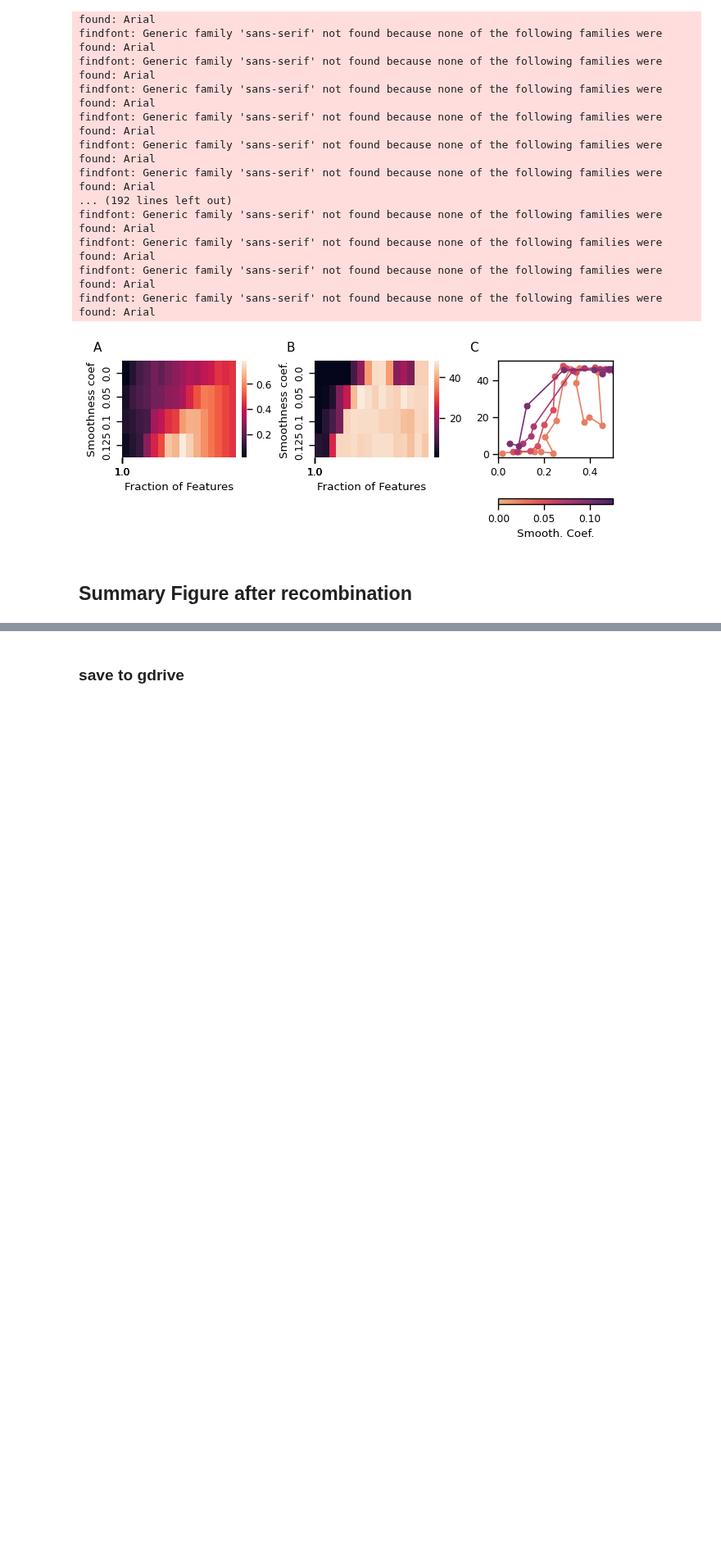
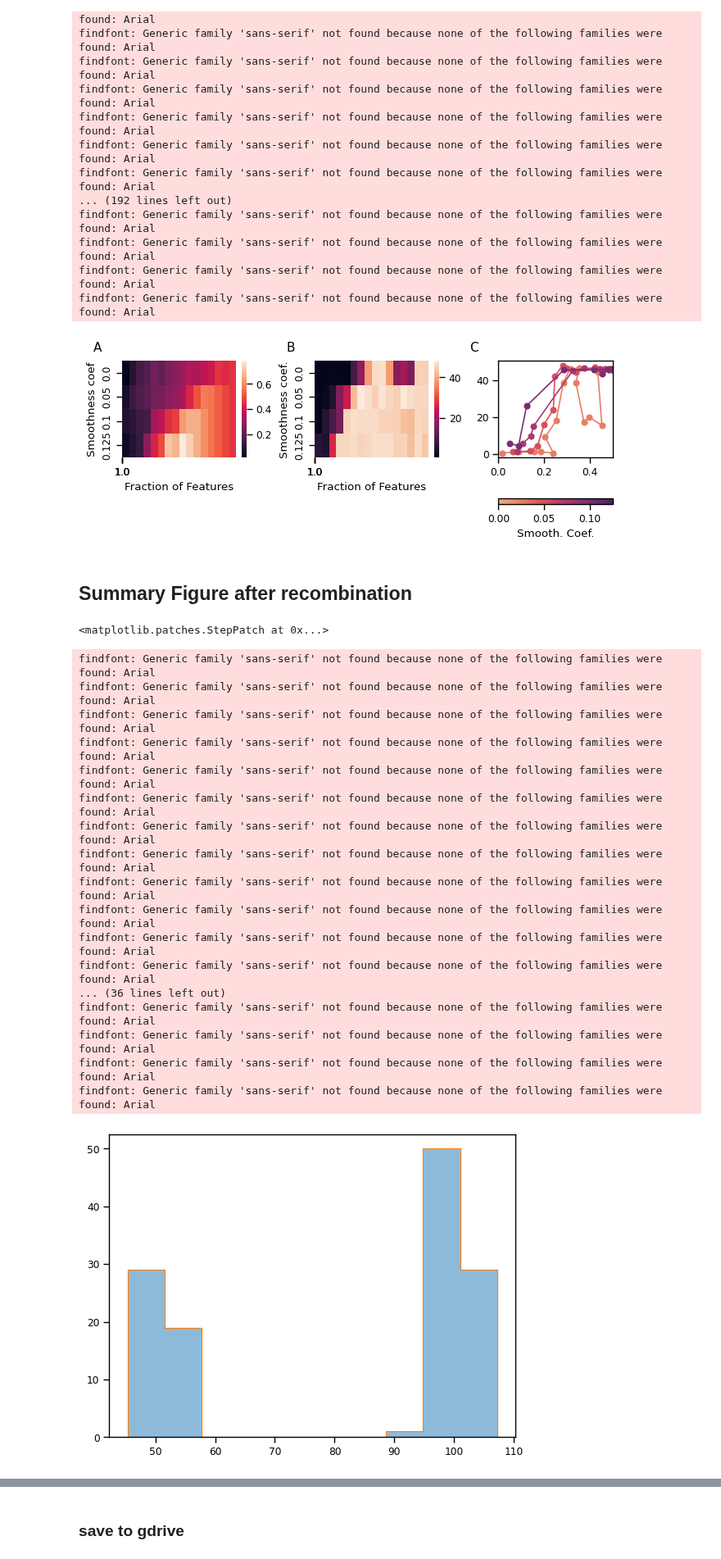
Before and after one commit to sijia66/adaptive_feature_selection, a Jupyter notebook: figure7_fraction_of_neurons_scan/231108_afs_fraction_of_neurons_and_smoothness.ipynb, the cells around one changed output, grey strips where cells are left out. Shown at 82% size. Cells and saved outputs as stored; diff of their text form; code cells hidden in the pictures; blank space fills up the shorter version.

```diff
--- a/figure7_fraction_of_neurons_scan/231108_afs_fraction_of_neurons_and_smoothness.ipynb
+++ b/figure7_fraction_of_neurons_scan/231108_afs_fraction_of_neurons_and_smoothness.ipynb
@@ -628,6 +626,34 @@ findfont: Generic family 'sans-serif' not found because none of the following fa
 [figure]
 # %% [markdown]
 ## Summary Figure after recombination
+# %%
+# make a random figure to figure out the staircase plot
+# this is for plotting the staircase plot
+# pick an intermediate smoothness
+feature_weights = exp_data_all[6]['feature_selection']['feature_weights']
+stair_graph_values = plt.hist(feature_weights, alpha = 0.5 )
+plt.stairs(stair_graph_values[0],
+            edges = stair_graph_values[1])
+# %% [output]
+<matplotlib.patches.StepPatch at 0x...>
+findfont: Generic family 'sans-serif' not found because none of the following families were found: Arial
+findfont: Generic family 'sans-serif' not found because none of the following families were found: Arial
+findfont: Generic family 'sans-serif' not found because none of the following families were found: Arial
+findfont: Generic family 'sans-serif' not found because none of the following families were found: Arial
+findfont: Generic family 'sans-serif' not found because none of the following families were found: Arial
+findfont: Generic family 'sans-serif' not found because none of the following families were found: Arial
+findfont: Generic family 'sans-serif' not found because none of the following families were found: Arial
+findfont: Generic family 'sans-serif' not found because none of the following families were found: Arial
+findfont: Generic family 'sans-serif' not found because none of the following families were found: Arial
+findfont: Generic family 'sans-serif' not found because none of the following families were found: Arial
+findfont: Generic family 'sans-serif' not found because none of the following families were found: Arial
+findfont: Generic family 'sans-serif' not found because none of the following families were found: Arial
+... (36 lines left out)
+findfont: Generic family 'sans-serif' not found because none of the following families were found: Arial
+findfont: Generic family 'sans-serif' not found because none of the following families were found: Arial
+findfont: Generic family 'sans-serif' not found because none of the following families were found: Arial
+findfont: Generic family 'sans-serif' not found because none of the following families were found: Arial
+[figure, added]
 # %%
 # Summary Figure for Figure 4
 
```
Also changed, not shown: parts of 3 cells of this notebook, 1 other file.
